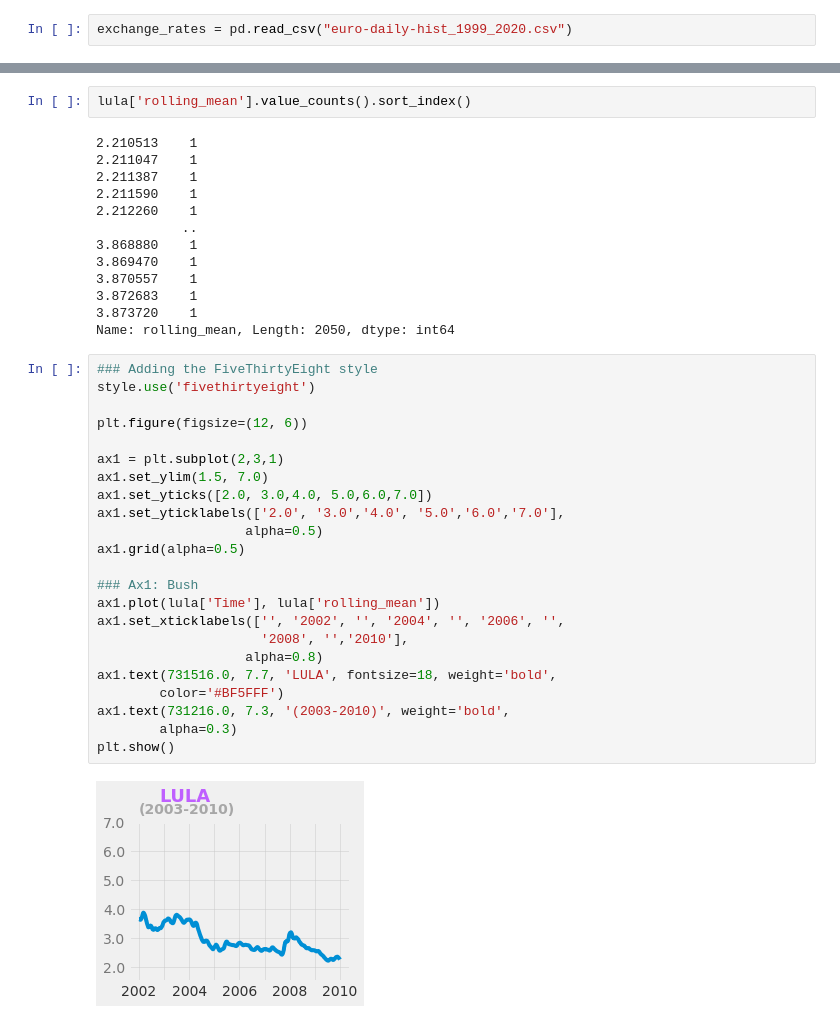
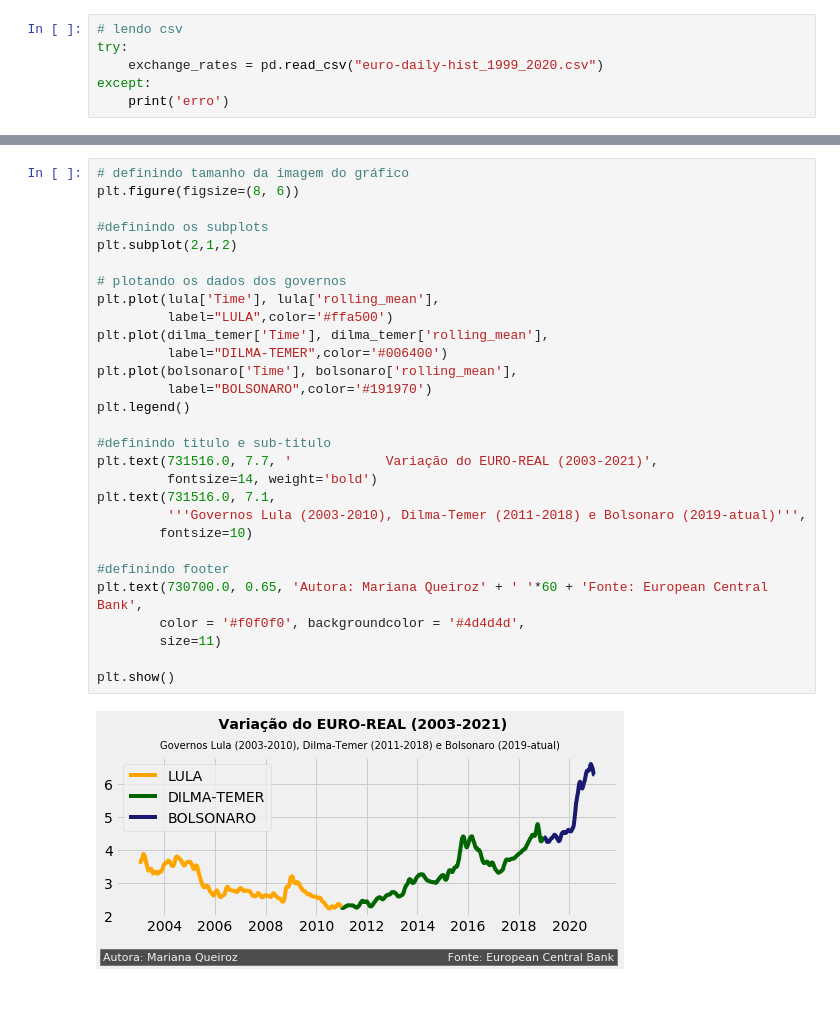
Before and after one commit to marianaccq/MLOps-DCA0305, a Jupyter notebook: projeto2/euro_to_real.ipynb, the cells around one changed output, grey strips where cells are left out. Drawn from its saved outputs; the diff is of its cells as text; blank space fills up the shorter version.

```diff
--- a/projeto2/euro_to_real.ipynb
+++ b/projeto2/euro_to_real.ipynb
@@ -3,3 +7,7 @@ import pandas as pd
 # %%
-exchange_rates = pd.read_csv("euro-daily-hist_1999_2020.csv")
+# lendo csv
+try:
+    exchange_rates = pd.read_csv("euro-daily-hist_1999_2020.csv")
+except:
+    print('erro')
 # %%
@@ -89,40 +77,31 @@ plt.show()
-# %%
-lula['rolling_mean'].value_counts().sort_index()
-# %% [output]
-2.210513    1
-2.211047    1
-2.211387    1
-2.211590    1
-2.212260    1
-           ..
-3.868880    1
-3.869470    1
-3.870557    1
-3.872683    1
-3.873720    1
-Name: rolling_mean, Length: 2050, dtype: int64
-# %%
-### Adding the FiveThirtyEight style
-style.use('fivethirtyeight')
-
-plt.figure(figsize=(12, 6))
-
-ax1 = plt.subplot(2,3,1)
-ax1.set_ylim(1.5, 7.0)
-ax1.set_yticks([2.0, 3.0,4.0, 5.0,6.0,7.0])
-ax1.set_yticklabels(['2.0', '3.0','4.0', '5.0','6.0','7.0'],
-                   alpha=0.5)
-ax1.grid(alpha=0.5)
-
-### Ax1: Bush
-ax1.plot(lula['Time'], lula['rolling_mean'])
-ax1.set_xticklabels(['', '2002', '', '2004', '', '2006', '',
-                     '2008', '','2010'],
-                   alpha=0.8)
-ax1.text(731516.0, 7.7, 'LULA', fontsize=18, weight='bold',
-        color='#BF5FFF')
-ax1.text(731216.0, 7.3, '(2003-2010)', weight='bold',
-        alpha=0.3)
-plt.show()
-# %% [output]
-[figure, removed]
+# %%
+# definindo tamanho da imagem do gráfico
+plt.figure(figsize=(8, 6))
+
+#definindo os subplots
+plt.subplot(2,1,2)
+
+# plotando os dados dos governos
+plt.plot(lula['Time'], lula['rolling_mean'],
+         label="LULA",color='#ffa500')
+plt.plot(dilma_temer['Time'], dilma_temer['rolling_mean'],
+         label="DILMA-TEMER",color='#006400')
+plt.plot(bolsonaro['Time'], bolsonaro['rolling_mean'],
+         label="BOLSONARO",color='#191970')
+plt.legend()
+
+#definindo titulo e sub-titulo
+plt.text(731516.0, 7.7, '            Variação do EURO-REAL (2003-2021)',
+         fontsize=14, weight='bold')
+plt.text(731516.0, 7.1,
+         '''Governos Lula (2003-2010), Dilma-Temer (2011-2018) e Bolsonaro (2019-atual)''',
+        fontsize=10)
+
+#definindo footer
+plt.text(730700.0, 0.65, 'Autora: Mariana Queiroz' + ' '*60 + 'Fonte: European Central Bank',
+        color = '#f0f0f0', backgroundcolor = '#4d4d4d',
+        size=11)
+
+plt.show()
+# %% [output]
+[figure, added]
```
Also changed, not shown: parts of 13 cells of this notebook.
